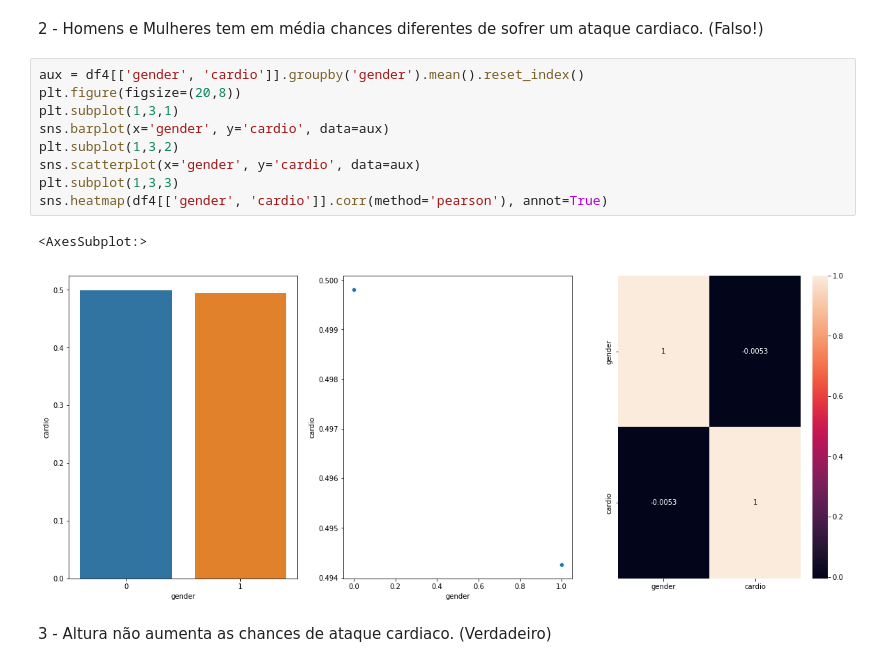
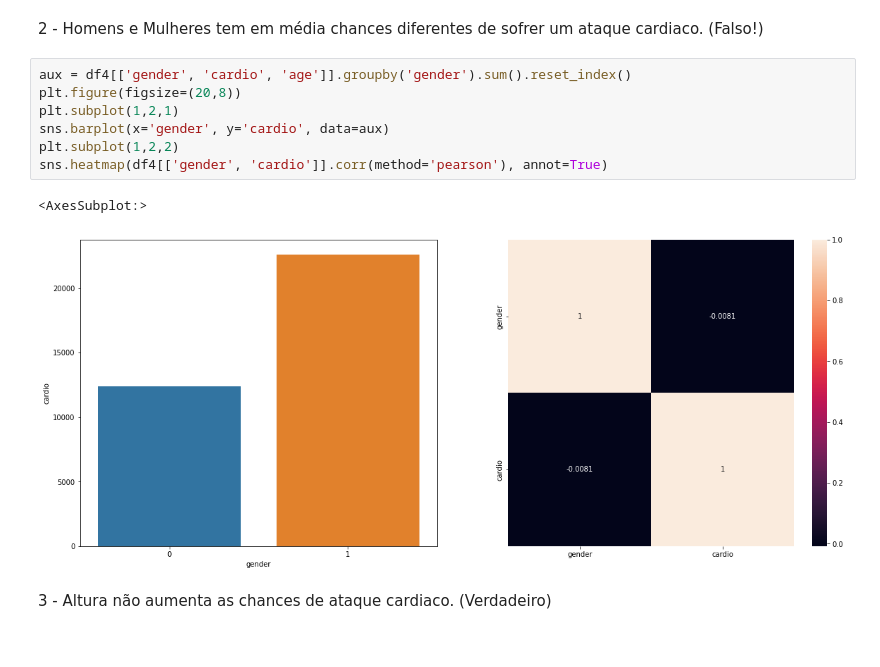
Before and after one commit to RoneyDev7/Cardio_Catch_Disease, a Jupyter notebook: 01-frn_cardio_catch_dieses.ipynb, the cells around one changed output. Cells and saved outputs as stored; diff of their text form.

```diff
--- a/01-frn_cardio_catch_dieses.ipynb
+++ b/01-frn_cardio_catch_dieses.ipynb
@@ -214,17 +210,15 @@ sns.heatmap(df4[['born_year', 'cardio']].corr(method='pearson'), annot=True)
 # %% [markdown]
 2 - Homens e Mulheres tem em média chances diferentes de sofrer um ataque cardiaco. (Falso!)
 # %%
-aux = df4[['gender', 'cardio']].groupby('gender').mean().reset_index()
+aux = df4[['gender', 'cardio', 'age']].groupby('gender').sum().reset_index()
 plt.figure(figsize=(20,8))
-plt.subplot(1,3,1)
+plt.subplot(1,2,1)
 sns.barplot(x='gender', y='cardio', data=aux)
-plt.subplot(1,3,2)
-sns.scatterplot(x='gender', y='cardio', data=aux)
-plt.subplot(1,3,3)
+plt.subplot(1,2,2)
 sns.heatmap(df4[['gender', 'cardio']].corr(method='pearson'), annot=True)
 # %% [output]
 <AxesSubplot:>
-[figure, old version]
+[figure, new version]
 # %% [markdown]
 3 - Altura não aumenta as chances de ataque cardiaco. (Verdadeiro)
 # %%
```
Also changed, not shown: parts of 24 cells of this notebook.
